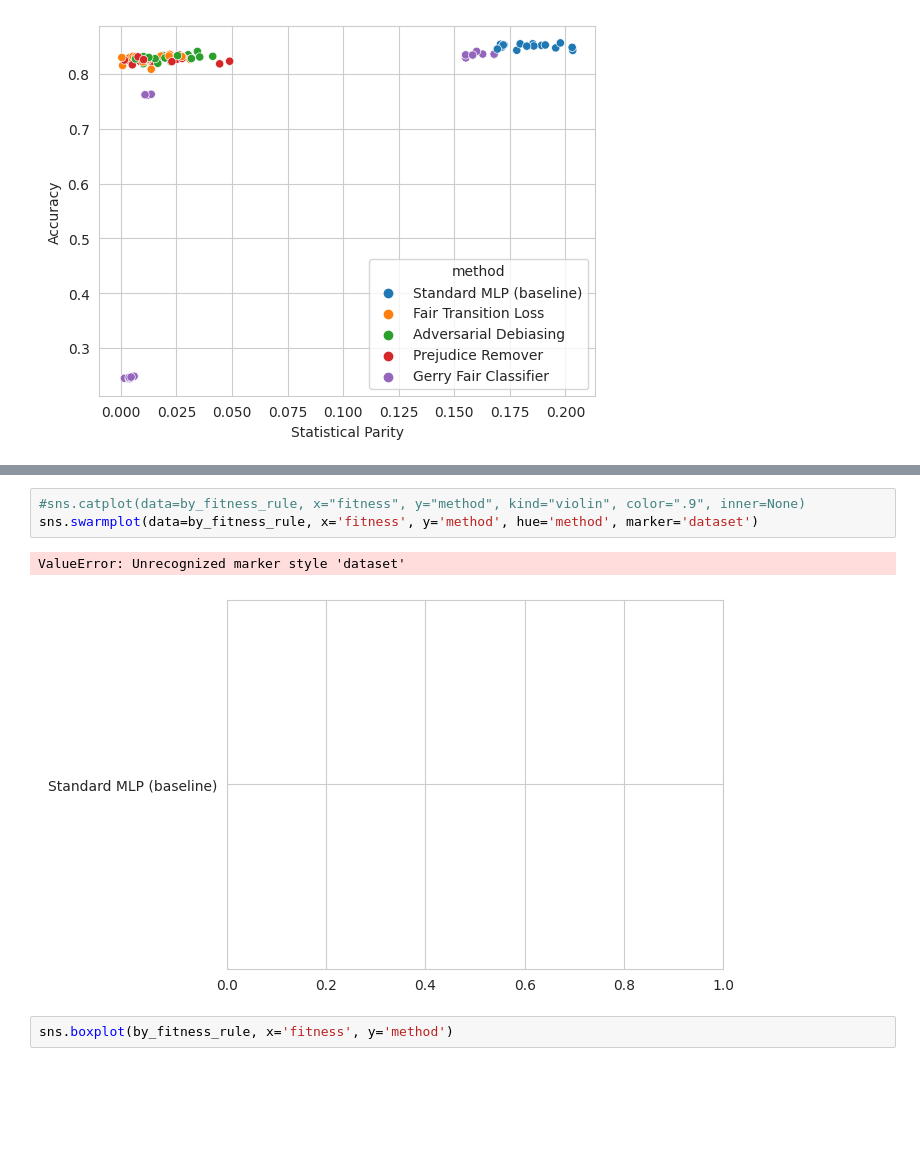
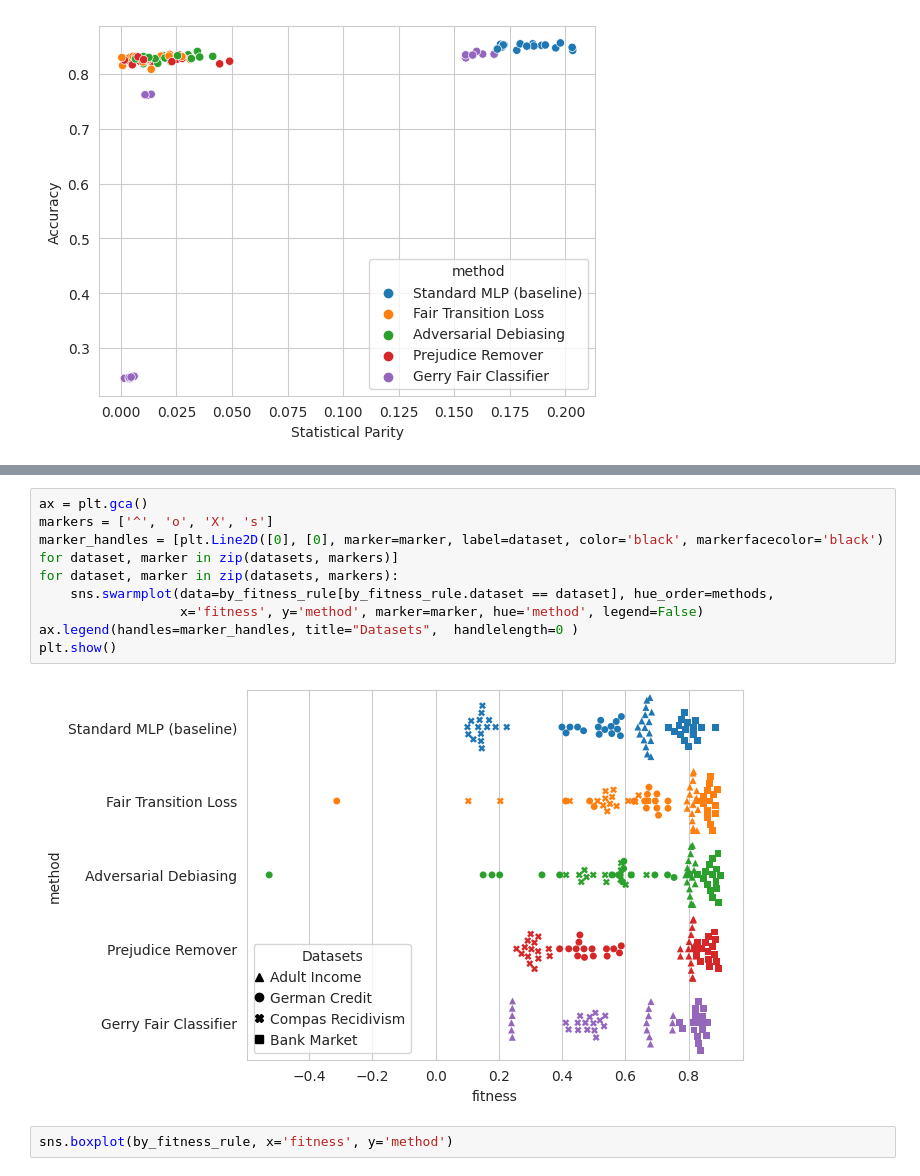
Before and after one commit to ygorcanalli/FairTransitionLoss, a Jupyter notebook: notebooks/2023-08-23/plot2.ipynb, the cells around one changed output, grey strips where cells are left out. Saved outputs shown, nothing was run; the diff lists cells and outputs as text; blank space fills up the shorter version.

Commit message:
plot everything with swarmplot

```diff
--- a/notebooks/2023-08-23/plot2.ipynb
+++ b/notebooks/2023-08-23/plot2.ipynb
@@ -177,9 +180,14 @@ sns.scatterplot(by_fitness_rule, x=fairness_metric, y=performance_metric, hue='m
-# %%
-#sns.catplot(data=by_fitness_rule, x="fitness", y="method", kind="violin", color=".9", inner=None)
-sns.swarmplot(data=by_fitness_rule, x='fitness', y='method', hue='method', marker='dataset')
-# %% [output]
-ValueError: Unrecognized marker style 'dataset'
-[figure, removed]
+# %%
+ax = plt.gca()
+markers = ['^', 'o', 'X', 's']
+marker_handles = [plt.Line2D([0], [0], marker=marker, label=dataset, color='black', markerfacecolor='black') for dataset, marker in zip(datasets, markers)]
+for dataset, marker in zip(datasets, markers):
+    sns.swarmplot(data=by_fitness_rule[by_fitness_rule.dataset == dataset], hue_order=methods,
+                  x='fitness', y='method', marker=marker, hue='method', legend=False)
+ax.legend(handles=marker_handles, title="Datasets",  handlelength=0 )
+plt.show()
+# %% [output]
+[figure, added]
 # %%
 sns.boxplot(by_fitness_rule, x='fitness', y='method')
 # %% [output]
```
Also changed, not shown: parts of 1 cell of this notebook.
